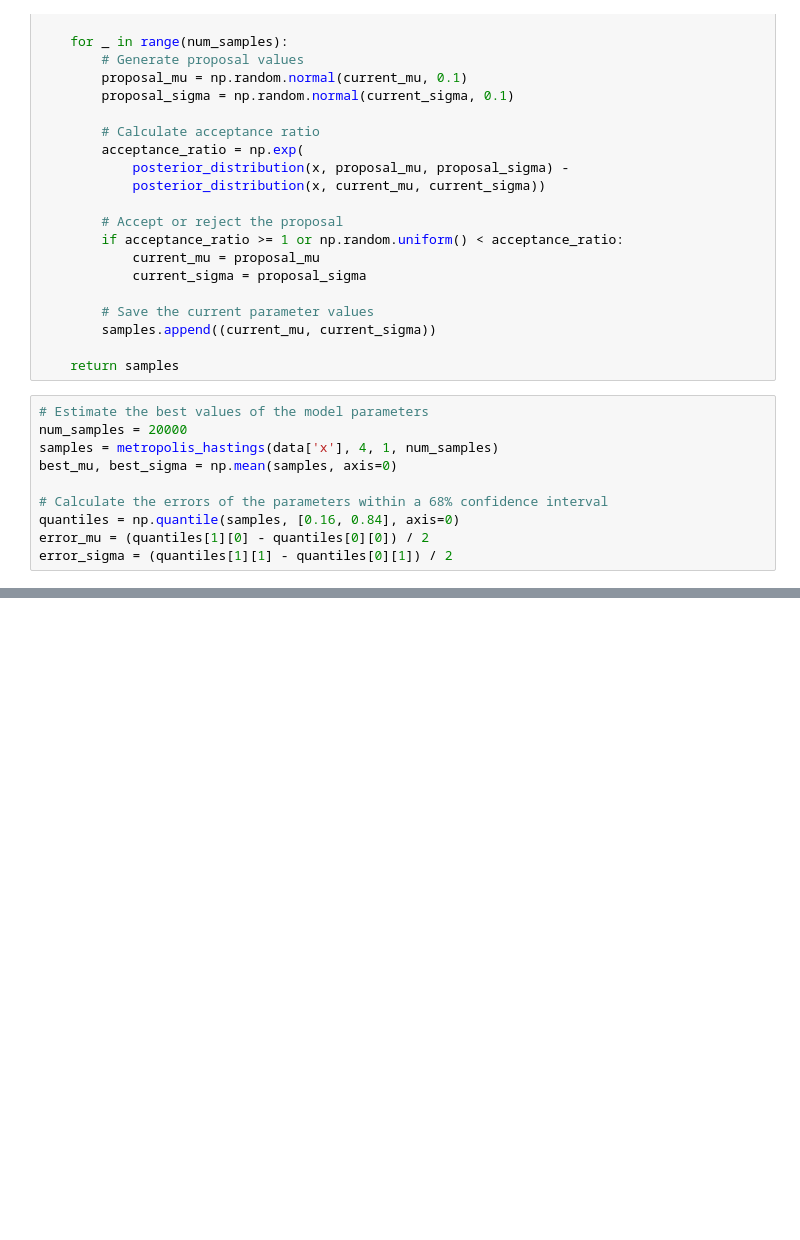
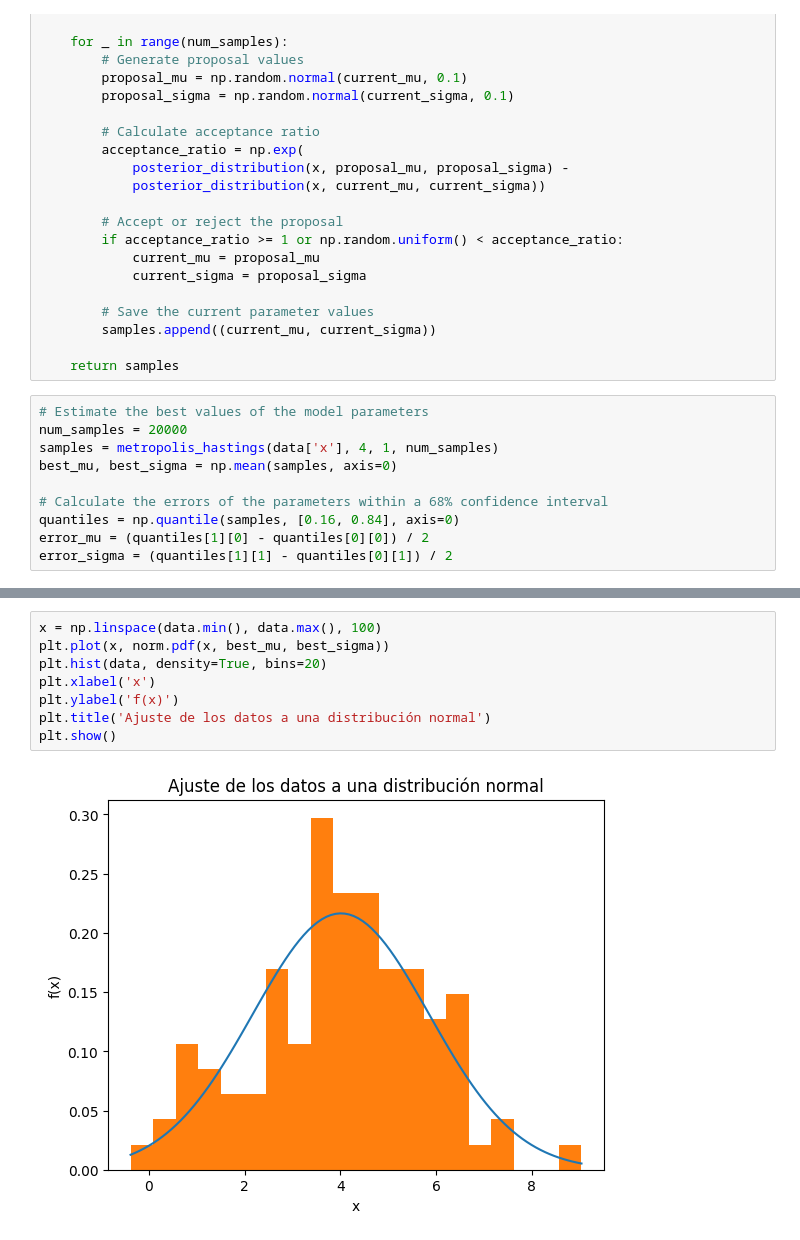
Before and after one commit to JsNcAr/Metodos1_JasonArias_AngieRicaurte, a Jupyter notebook: Tareas/Taller_04/Parameter_03.ipynb, the cells around one changed output, grey strips where cells are left out. Drawn from its saved outputs; the diff is of its cells as text; blank space fills up the shorter version.

```diff
--- a/Tareas/Taller_04/Parameter_03.ipynb
+++ b/Tareas/Taller_04/Parameter_03.ipynb
@@ -77,0 +108,10 @@ plt.show()
+# %%
+x = np.linspace(data.min(), data.max(), 100)
+plt.plot(x, norm.pdf(x, best_mu, best_sigma))
+plt.hist(data, density=True, bins=20)
+plt.xlabel('x')
+plt.ylabel('f(x)')
+plt.title('Ajuste de los datos a una distribución normal')
+plt.show()
+# %% [output]
+[figure, added]
```
Also changed, not shown: parts of 6 cells of this notebook, 7 other files.
